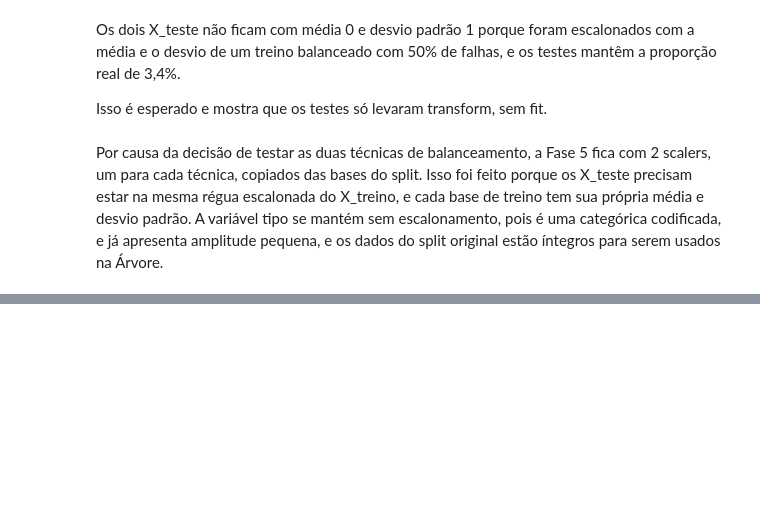
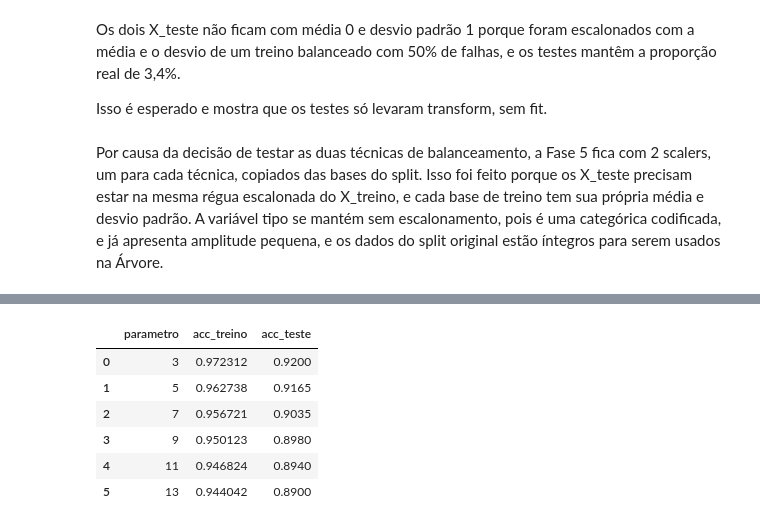
Before and after one commit to filipester/manutencao_preditiva, a Jupyter notebook: manutencao_preditiva.ipynb, the cells around one changed output, grey strips where cells are left out. Saved outputs shown, nothing was run; the diff lists cells and outputs as text; code cells hidden in the pictures; blank space fills up the shorter version.

```diff
--- a/manutencao_preditiva.ipynb
+++ b/manutencao_preditiva.ipynb
@@ -492,0 +499,21 @@ Por causa da decisão de testar as duas técnicas de balanceamento, a Fase 5 fic
+# %%
+# KNN com técnica SMOTE
+
+resultados = []
+for valor in [3, 5, 7, 9, 11, 13]:
+    modelo = KNeighborsClassifier(n_neighbors=valor)
+    modelo.fit(X_smote_esc, y_smote) # type: ignore
+    resultados.append({'parametro': str(valor),
+                        'acc_treino': modelo.score(X_smote_esc, y_smote),
+                        'acc_teste': modelo.score(X_teste_esc_smote, y_teste)})
+
+
+pd.DataFrame(resultados)
+# %% [output]
+|  | parametro | acc_treino | acc_teste |
+| 0 | 3 | 0.972312 | 0.9200 |
+| 1 | 5 | 0.962738 | 0.9165 |
+| 2 | 7 | 0.956721 | 0.9035 |
+| 3 | 9 | 0.950123 | 0.8980 |
+| 4 | 11 | 0.946824 | 0.8940 |
+| 5 | 13 | 0.944042 | 0.8900 |
```
Also changed, not shown: parts of 5 cells of this notebook.
